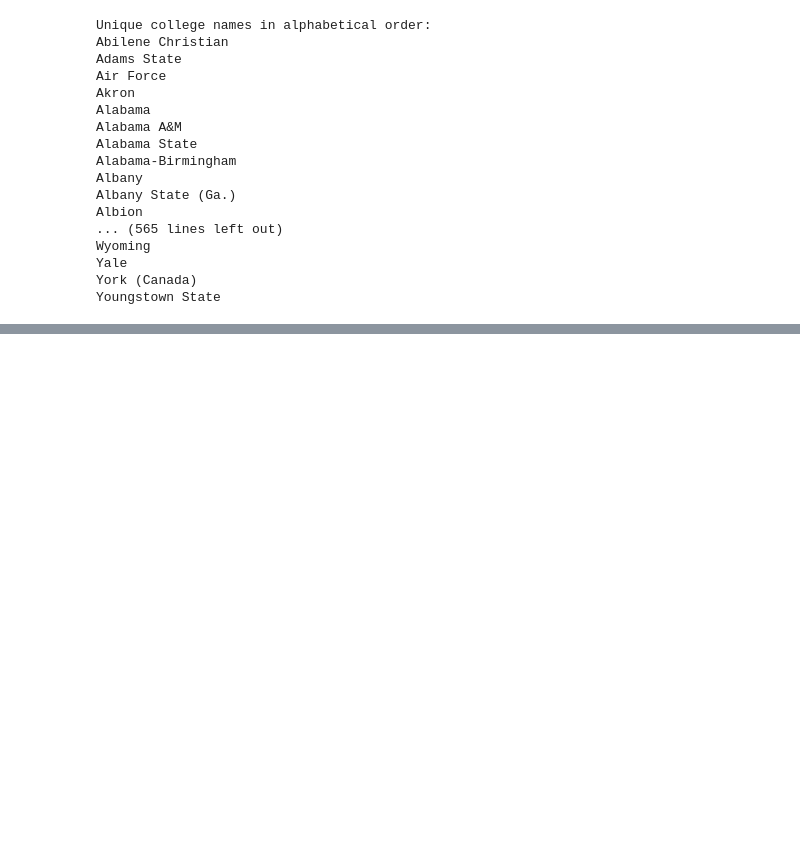
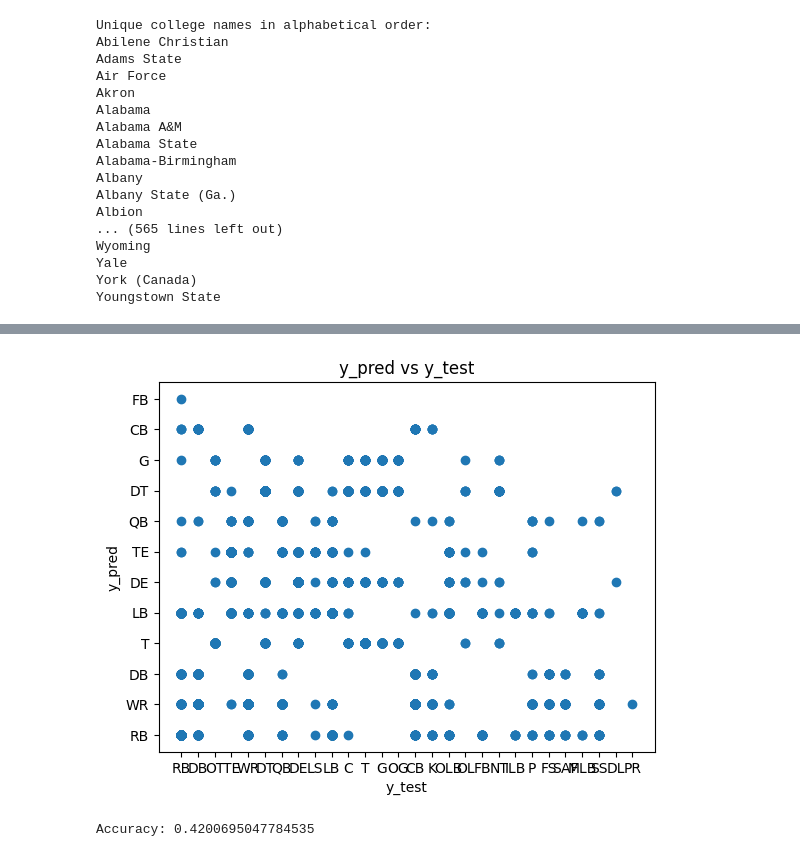
Before and after one commit to mariolgw/MIS_548_project, a Jupyter notebook: MIS548 Project 1_5.ipynb, the cells around one changed output, grey strips where cells are left out. Cells and saved outputs as stored; diff of their text form; code cells hidden in the pictures; blank space fills up the shorter version.

```diff
--- a/MIS548 Project 1_5.ipynb
+++ b/MIS548 Project 1_5.ipynb
@@ -500,0 +535,6 @@ plt.show()
+# %%
+#prepare data for ML
+print(the_nfl[['weight', 'Height_Inches', 'position']].isna().sum())
+MLdf = the_nfl[['weight', 'Height_Inches', 'position']].dropna()
+print(MLdf.isna().sum())
+MLdf.head()
@@ -500,0 +556,21 @@ plt.show()
+# %%
+X = MLdf[['Height_Inches', 'weight']]  # pred vars
+y = MLdf['position']  # response var
+# %%
+# Splitting the data into train and test sets
+X_train, X_test, y_train, y_test = train_test_split(X, y, test_size=0.3, random_state=42)
+# %%
+#train and test a logistic model to predict which position an NFL player should play based on their height and weight model
+#no training linear regression model because the response variable is categorical
+
+logmodel = LogisticRegression(multi_class='multinomial', solver='lbfgs', max_iter=10000)
+
+#train the model
+logmodel.fit(X_train, y_train)
+
+#make predictions
+logpred = logmodel.predict(X_test)
+
+#evaluate accuracy of the model
+logaccuracy = logmodel.score(X_test[['Height_Inches', 'weight']], y_test)
+print("Accuracy:", logaccuracy)
@@ -500,0 +586,26 @@ plt.show()
+# %%
+plt.scatter(y_test, logpred)
+plt.xlabel('y_test')
+plt.ylabel('y_pred')
+plt.title('y_pred vs y_test')
+plt.show()
+# %% [output]
+[figure, added]
+# %%
+from sklearn.preprocessing import StandardScaler
+from sklearn.pipeline import make_pipeline
+
+# Create a pipeline that scales the data and then trains the model
+pipeline = make_pipeline(StandardScaler(), LogisticRegression(max_iter=1000))
+
+# Train the model
+pipeline.fit(X_train, y_train)
+
+# Make predictions
+pipelogpred = pipeline.predict(X_test[['Height_Inches', 'weight']])
+
+# Evaluate accuracy of the model
+logaccuracy = pipeline.score(X_test[['Height_Inches', 'weight']], y_test)
+print("Accuracy:", logaccuracy)
+# %% [output]
+Accuracy: 0.4200695047784535
```
Also changed, not shown: parts of 23 cells of this notebook.
